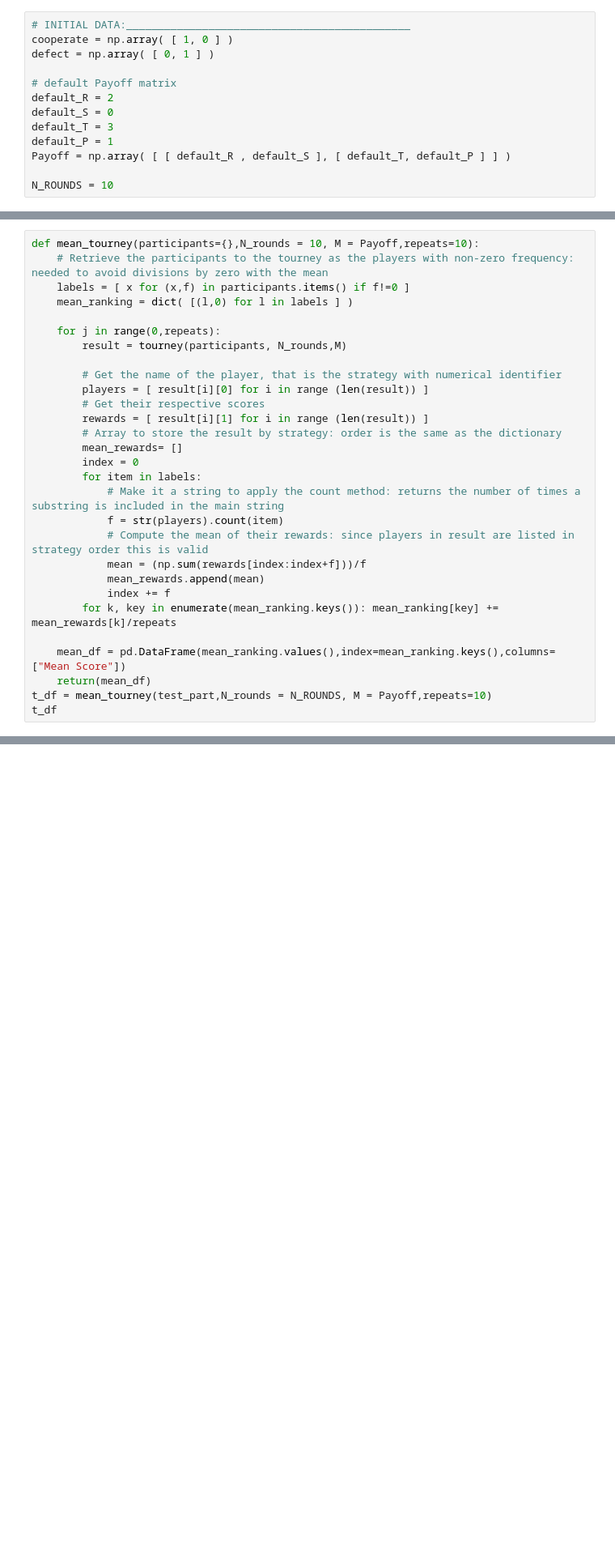
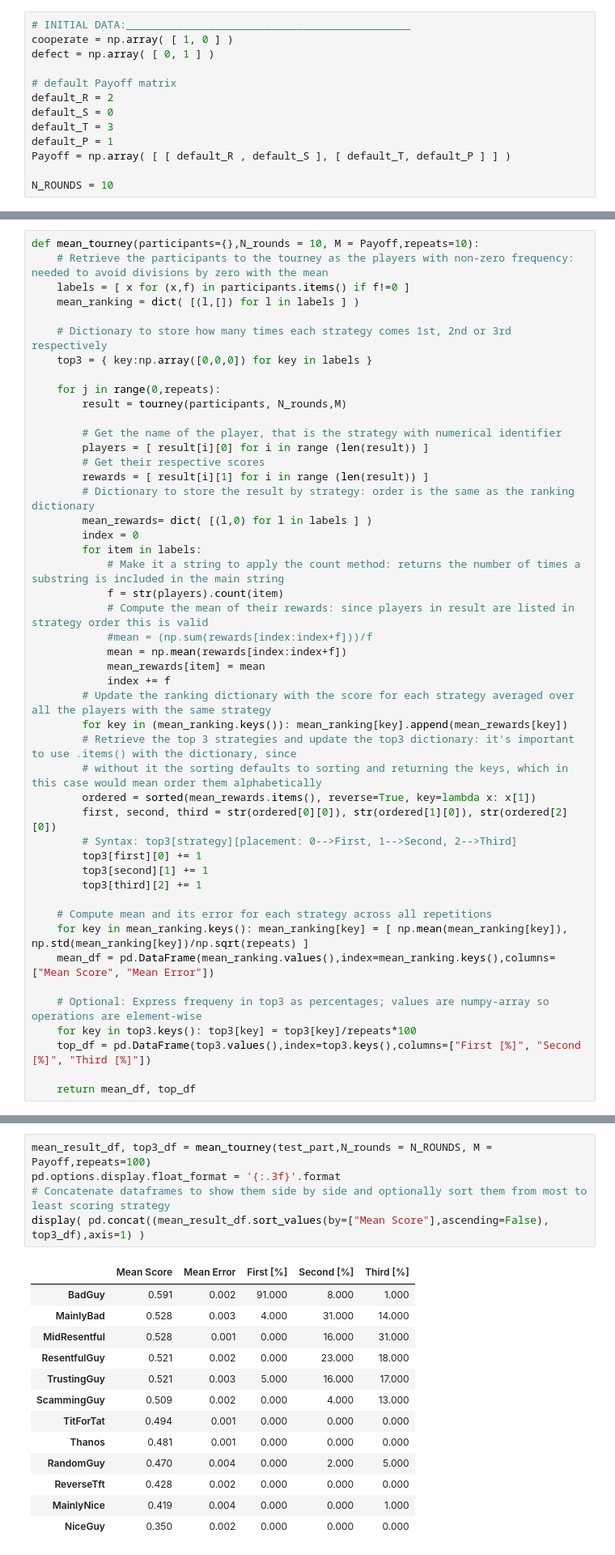
Before and after one commit to LeoPi314/LCP_projects_Y7_Group_4, a Jupyter notebook: Tourney.ipynb, the cells around one changed output, grey strips where cells are left out. Shown at 81% size. Drawn from its saved outputs; the diff is of its cells as text; blank space fills up the shorter version.

```diff
--- a/Tourney.ipynb
+++ b/Tourney.ipynb
@@ -363,7 +363,10 @@ NiceGuy         0.333
 def mean_tourney(participants={},N_rounds = 10, M = Payoff,repeats=10):
     # Retrieve the participants to the tourney as the players with non-zero frequency: needed to avoid divisions by zero with the mean
     labels = [ x for (x,f) in participants.items() if f!=0 ]
-    mean_ranking = dict( [(l,0) for l in labels ] )
+    mean_ranking = dict( [(l,[]) for l in labels ] )
+
+    # Dictionary to store how many times each strategy comes 1st, 2nd or 3rd respectively
+    top3 = { key:np.array([0,0,0]) for key in labels }
 
     for j in range(0,repeats):
         result = tourney(participants, N_rounds,M)
@@ -372,19 +375,34 @@ def mean_tourney(participants={},N_rounds = 10, M = Payoff,repeats=10):
         players = [ result[i][0] for i in range (len(result)) ]
         # Get their respective scores
         rewards = [ result[i][1] for i in range (len(result)) ]
-        # Array to store the result by strategy: order is the same as the dictionary
-        mean_rewards= []
+        # Dictionary to store the result by strategy: order is the same as the ranking dictionary
+        mean_rewards= dict( [(l,0) for l in labels ] )
         index = 0
         for item in labels:
             # Make it a string to apply the count method: returns the number of times a substring is included in the main string
             f = str(players).count(item)
             # Compute the mean of their rewards: since players in result are listed in strategy order this is valid
-            mean = (np.sum(rewards[index:index+f]))/f
-            mean_rewards.append(mean)
+            #mean = (np.sum(rewards[index:index+f]))/f
+            mean = np.mean(rewards[index:index+f])
+            mean_rewards[item] = mean
             index += f
-        for k, key in enumerate(mean_ranking.keys()): mean_ranking[key] += mean_rewards[k]/repeats
+        # Update the ranking dictionary with the score for each strategy averaged over all the players with the same strategy
+        for key in (mean_ranking.keys()): mean_ranking[key].append(mean_rewards[key])
+        # Retrieve the top 3 strategies and update the top3 dictionary: it's important to use .items() with the dictionary, since
+        # without it the sorting defaults to sorting and returning the keys, which in this case would mean order them alphabetically
+        ordered = sorted(mean_rewards.items(), reverse=True, key=lambda x: x[1])
+        first, second, third = str(ordered[0][0]), str(ordered[1][0]), str(ordered[2][0])
+        # Syntax: top3[strategy][placement: 0-->First, 1-->Second, 2-->Third]
+        top3[first][0] += 1
+        top3[second][1] += 1
+        top3[third][2] += 1
 
-    mean_df = pd.DataFrame(mean_ranking.values(),index=mean_ranking.keys(),columns=["Mean Score"])
-    return(mean_df)
-t_df = mean_tourney(test_part,N_rounds = N_ROUNDS, M = Payoff,repeats=10)
-t_df
+    # Compute mean and its error for each strategy across all repetitions
+    for key in mean_ranking.keys(): mean_ranking[key] = [ np.mean(mean_ranking[key]), np.std(mean_ranking[key])/np.sqrt(repeats) ]
+    mean_df = pd.DataFrame(mean_ranking.values(),index=mean_ranking.keys(),columns=["Mean Score", "Mean Error"])
+
+    # Optional: Express frequeny in top3 as percentages; values are numpy-array so operations are element-wise
+    for key in top3.keys(): top3[key] = top3[key]/repeats*100
+    top_df = pd.DataFrame(top3.values(),index=top3.keys(),columns=["First [%]", "Second [%]", "Third [%]"])
+
+    return mean_df, top_df
@@ -405,3 +409,22 @@ t_df
+# %%
+mean_result_df, top3_df = mean_tourney(test_part,N_rounds = N_ROUNDS, M = Payoff,repeats=100)
+pd.options.display.float_format = '{:.3f}'.format
+# Concatenate dataframes to show them side by side and optionally sort them from most to least scoring strategy
+display( pd.concat((mean_result_df.sort_values(by=["Mean Score"],ascending=False), top3_df),axis=1) )
+# %% [output]
+|  | Mean Score | Mean Error | First [%] | Second [%] | Third [%] |
+| BadGuy | 0.591 | 0.002 | 91.000 | 8.000 | 1.000 |
+| MainlyBad | 0.528 | 0.003 | 4.000 | 31.000 | 14.000 |
+| MidResentful | 0.528 | 0.001 | 0.000 | 16.000 | 31.000 |
+| ResentfulGuy | 0.521 | 0.002 | 0.000 | 23.000 | 18.000 |
+| TrustingGuy | 0.521 | 0.003 | 5.000 | 16.000 | 17.000 |
+| ScammingGuy | 0.509 | 0.002 | 0.000 | 4.000 | 13.000 |
+| TitForTat | 0.494 | 0.001 | 0.000 | 0.000 | 0.000 |
+| Thanos | 0.481 | 0.001 | 0.000 | 0.000 | 0.000 |
+| RandomGuy | 0.470 | 0.004 | 0.000 | 2.000 | 5.000 |
+| ReverseTft | 0.428 | 0.002 | 0.000 | 0.000 | 0.000 |
+| MainlyNice | 0.419 | 0.004 | 0.000 | 0.000 | 1.000 |
+| NiceGuy | 0.350 | 0.002 | 0.000 | 0.000 | 0.000 |
 # %%
 # Syntax [T,R,P,S]
 def get_new_Payoff(par_list=[3,2,1,0]):
```
Also changed, not shown: parts of 10 cells of this notebook, 1 other file.
